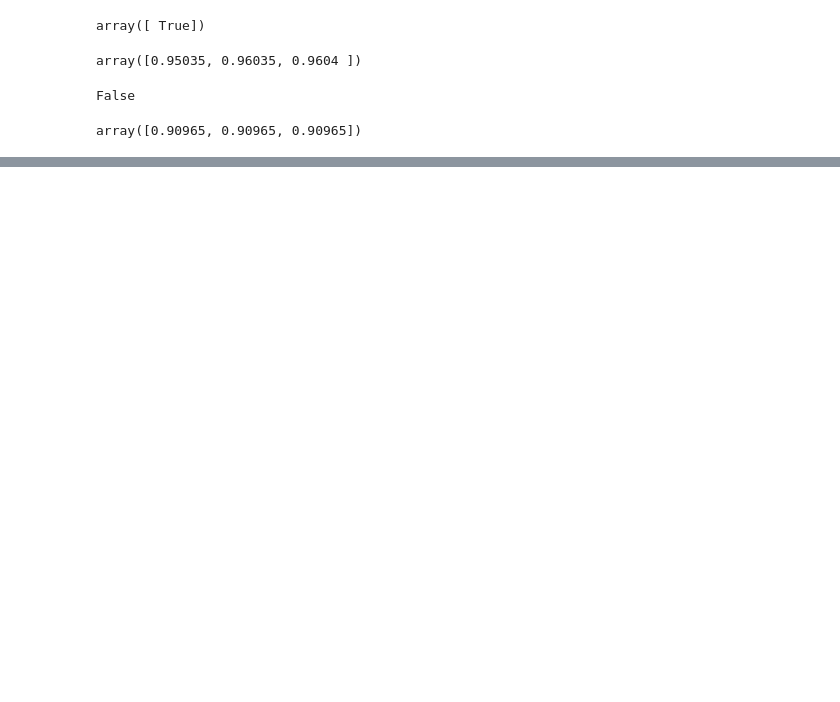
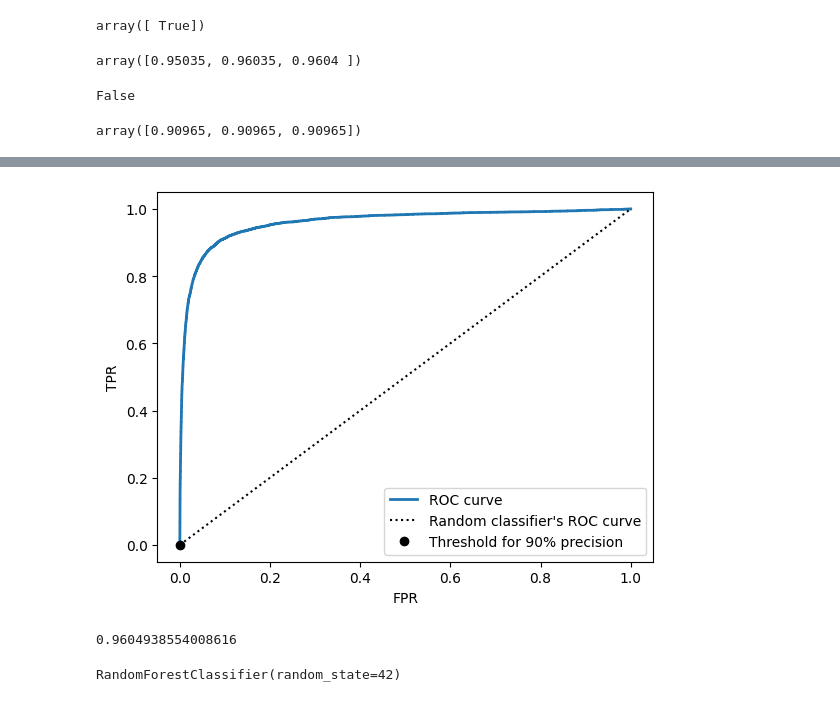
Before and after one commit to sujalcharati/ai-ml, a Jupyter notebook: chapter_3/main.ipynb, the cells around one changed output, grey strips where cells are left out. Drawn from its saved outputs; the diff is of its cells as text; code cells hidden in the pictures; blank space fills up the shorter version.

```diff
--- a/chapter_3/main.ipynb
+++ b/chapter_3/main.ipynb
@@ -99,0 +273,38 @@ array([0.90965, 0.90965, 0.90965])
+# %%
+# ROC curve
+
+from sklearn.metrics import roc_curve
+
+fpr ,tpr,thresholds =roc_curve(ytrain_5,y_scores)
+# %%
+idx_for_th_90 = (threshold <= th_90_prec).argmax()
+tpr_90, fpr_90 = tpr[idx_for_th_90], fpr[idx_for_th_90]
+
+plt.plot(fpr, tpr, linewidth=2, label="ROC curve")
+plt.plot([0, 1], [0, 1], 'k:', label="Random classifier's ROC curve")
+plt.plot([fpr_90], [tpr_90], "ko", label="Threshold for 90% precision")
+plt.xlabel("FPR")
+plt.ylabel("TPR")
+plt.legend()
+plt.axis(True)
+plt.show()
+# %% [output]
+[figure, added]
+# %%
+from sklearn.metrics import roc_auc_score
+
+score = roc_auc_score(ytrain_5,y_scores)
+print(score)
+# %% [output]
+0.9604938554008616
+# %%
+# Let’s now create a RandomForestClassifier, whose PR curve and F1 score we can
+# compare to those of the SGDClassifier:
+
+
+from sklearn.ensemble import RandomForestClassifier
+
+forest_clf = RandomForestClassifier(random_state=42)
+print(forest_clf)
+# %% [output]
+RandomForestClassifier(random_state=42)
```
Also changed, not shown: parts of 15 cells of this notebook.
